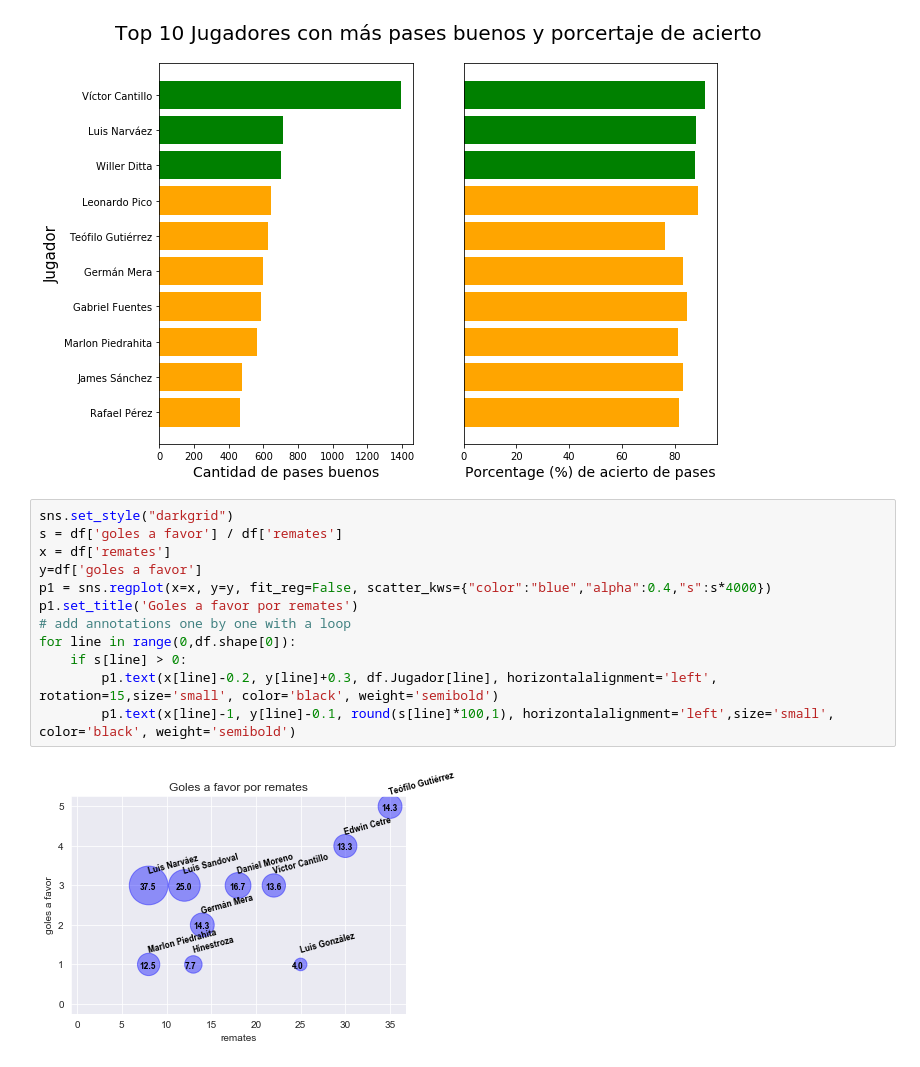
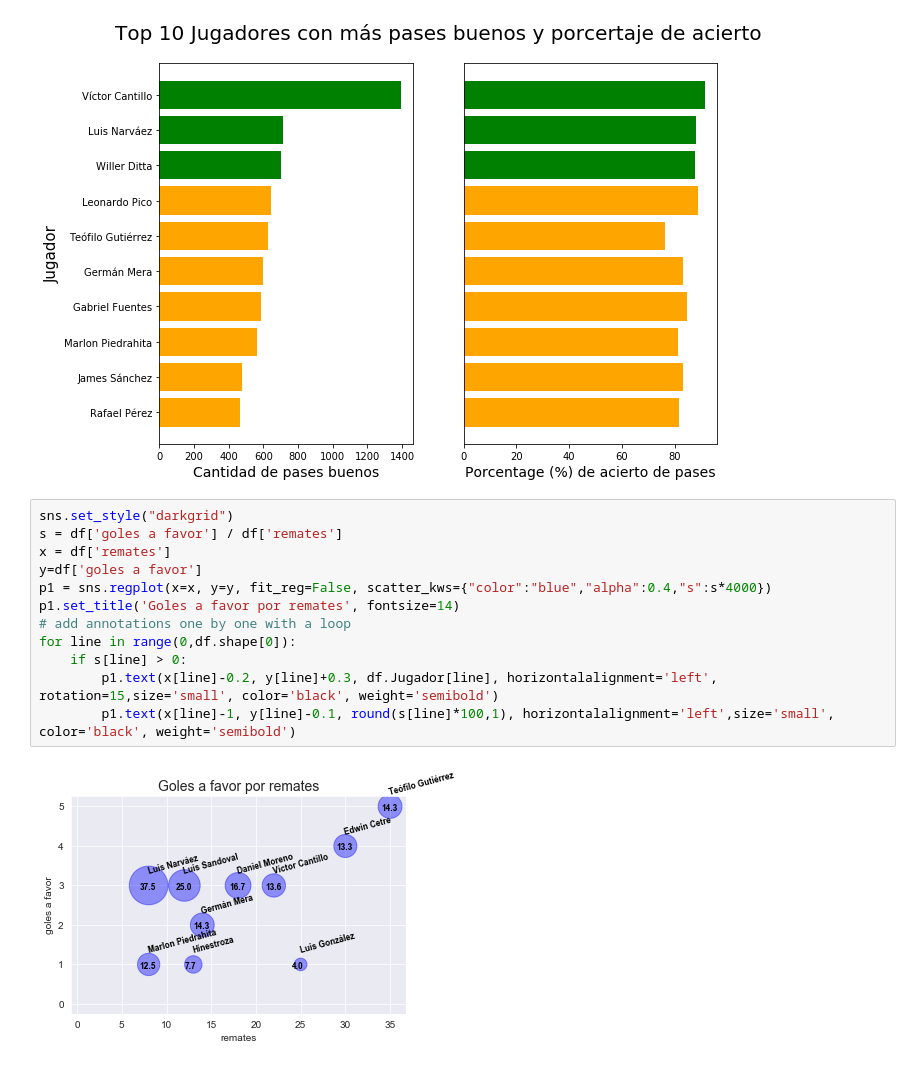
Before and after one commit to cristiangomez811/analisis_deportivo, a Jupyter notebook: analisis_junior_final_192.ipynb, the cells around one changed output. Drawn from its saved outputs; the diff is of its cells as text.

```diff
--- a/analisis_junior_final_192.ipynb
+++ b/analisis_junior_final_192.ipynb
@@ -183,17 +183,17 @@ plt.show()
 # %%
 sns.set_style("darkgrid")
 s = df['goles a favor'] / df['remates']
 x = df['remates']
 y=df['goles a favor']
 p1 = sns.regplot(x=x, y=y, fit_reg=False, scatter_kws={"color":"blue","alpha":0.4,"s":s*4000})
-p1.set_title('Goles a favor por remates')
+p1.set_title('Goles a favor por remates', fontsize=14)
 # add annotations one by one with a loop
 for line in range(0,df.shape[0]):
     if s[line] > 0:
         p1.text(x[line]-0.2, y[line]+0.3, df.Jugador[line], horizontalalignment='left', rotation=15,size='small', color='black', weight='semibold')
         p1.text(x[line]-1, y[line]-0.1, round(s[line]*100,1), horizontalalignment='left',size='small', color='black', weight='semibold')
 # %% [output]
-[figure, old version]
+[figure, new version]
 # %%
 # Valores a análizar
 df['goles sin penalti'] = df['goles a favor'] - df['goles de penalti']
```
Also changed, not shown: parts of 5 cells of this notebook.
